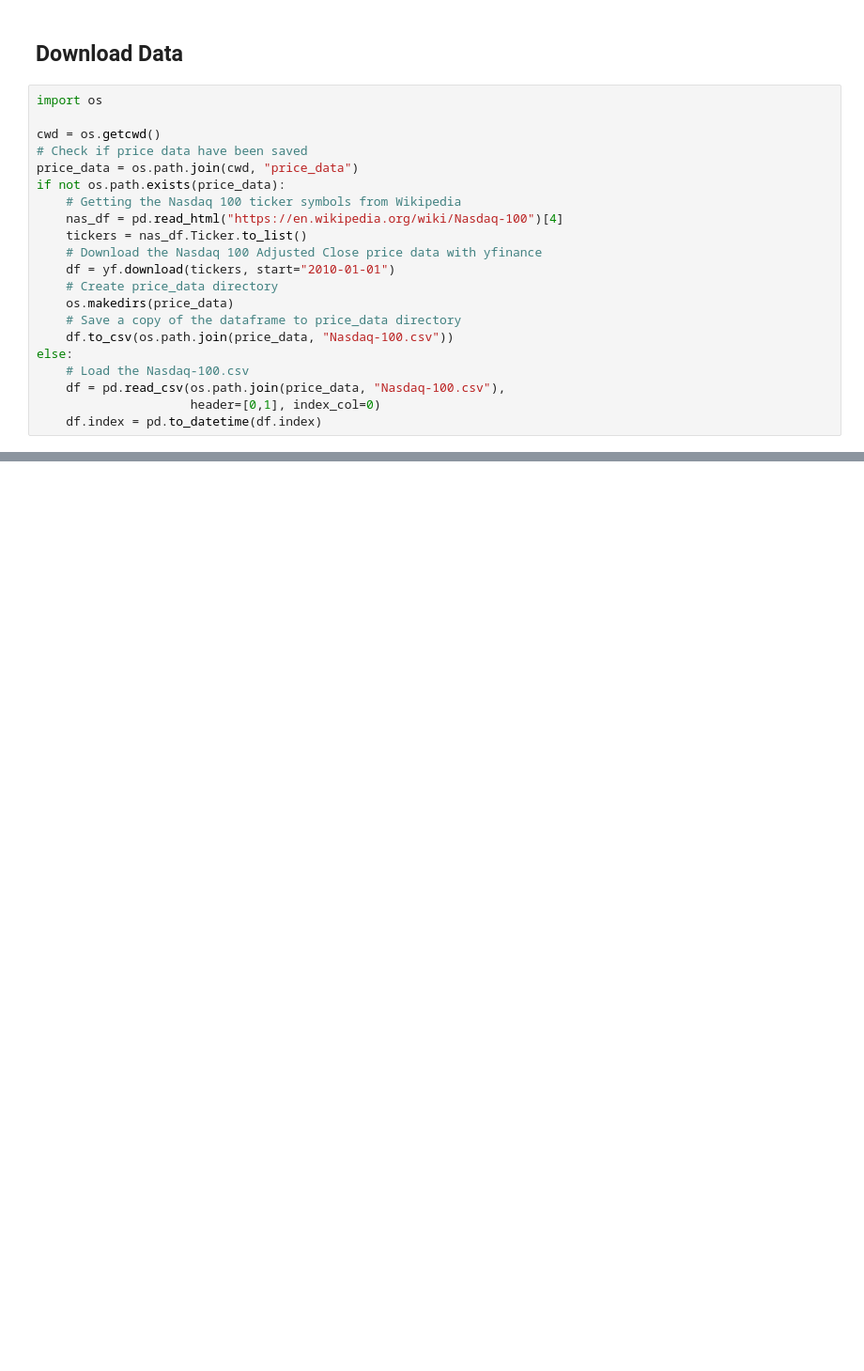
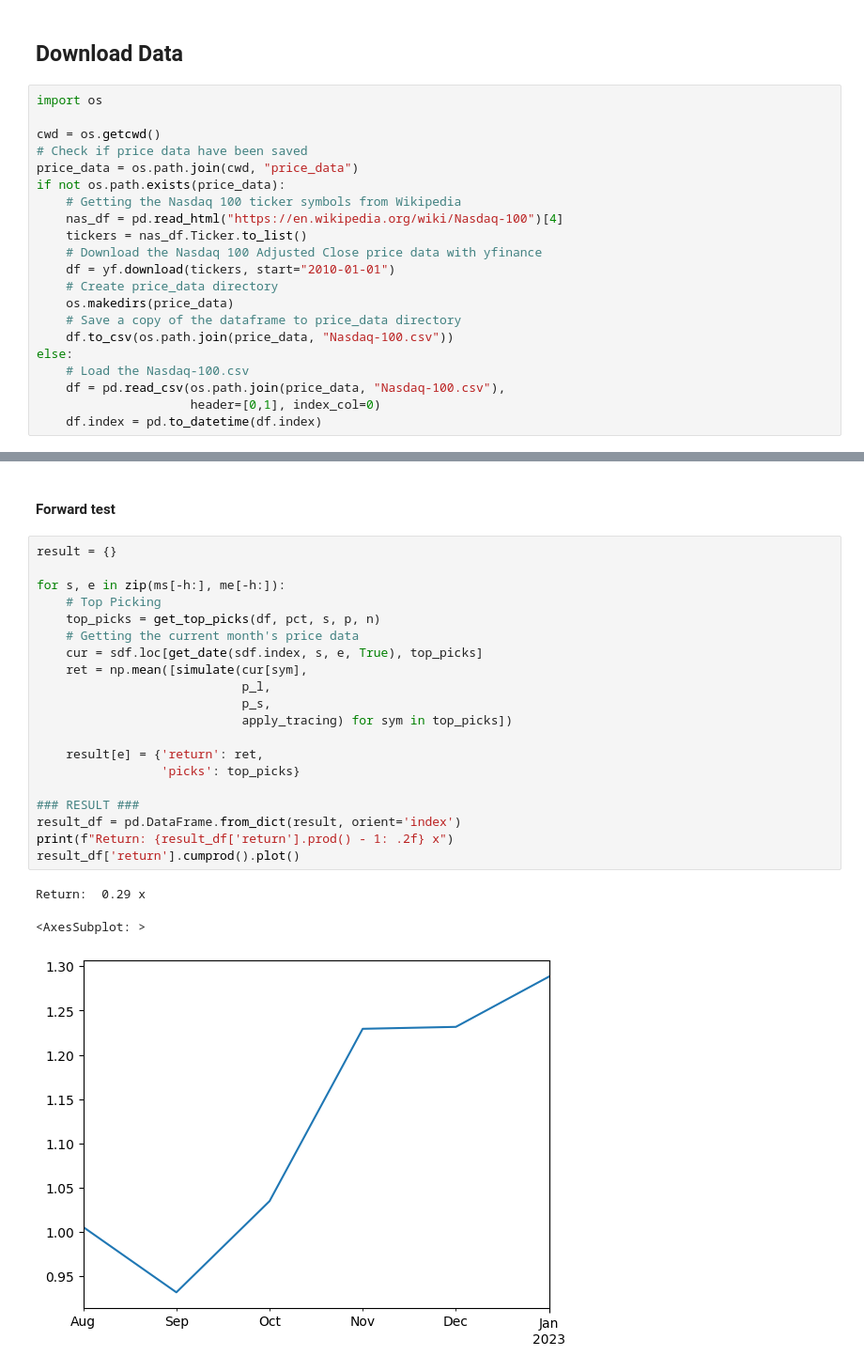
Before and after one commit to zhx281/stocks, a Jupyter notebook: notebooks/05-strategy.ipynb, the cells around one changed output, grey strips where cells are left out. Shown at 94% size. Saved outputs shown, nothing was run; the diff lists cells and outputs as text; blank space fills up the shorter version.

```diff
--- a/notebooks/05-strategy.ipynb
+++ b/notebooks/05-strategy.ipynb
@@ -98,0 +215,26 @@ trade rate: 1.99%
+# %% [markdown]
+#### Forward test
+# %%
+result = {}
+
+for s, e in zip(ms[-h:], me[-h:]):
+    # Top Picking
+    top_picks = get_top_picks(df, pct, s, p, n)
+    # Getting the current month's price data
+    cur = sdf.loc[get_date(sdf.index, s, e, True), top_picks]
+    ret = np.mean([simulate(cur[sym],
+                            p_l,
+                            p_s,
+                            apply_tracing) for sym in top_picks])
+
+    result[e] = {'return': ret,
+                 'picks': top_picks}
+
+### RESULT ###
+result_df = pd.DataFrame.from_dict(result, orient='index')
+print(f"Return: {result_df['return'].prod() - 1: .2f} x")
+result_df['return'].cumprod().plot()
+# %% [output]
+Return:  0.29 x
+<AxesSubplot: >
+[figure, added]
```
Also changed, not shown: parts of 20 cells of this notebook.
